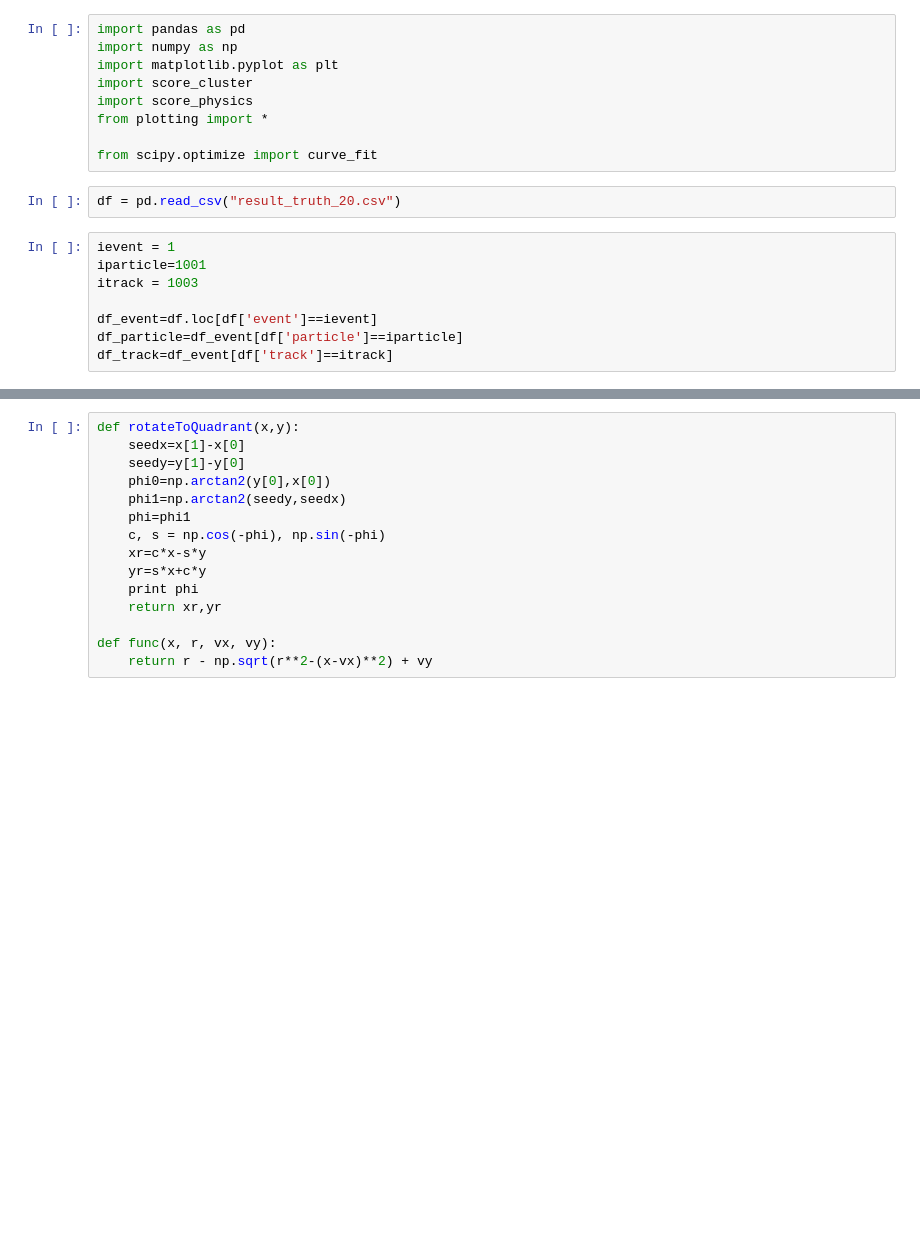
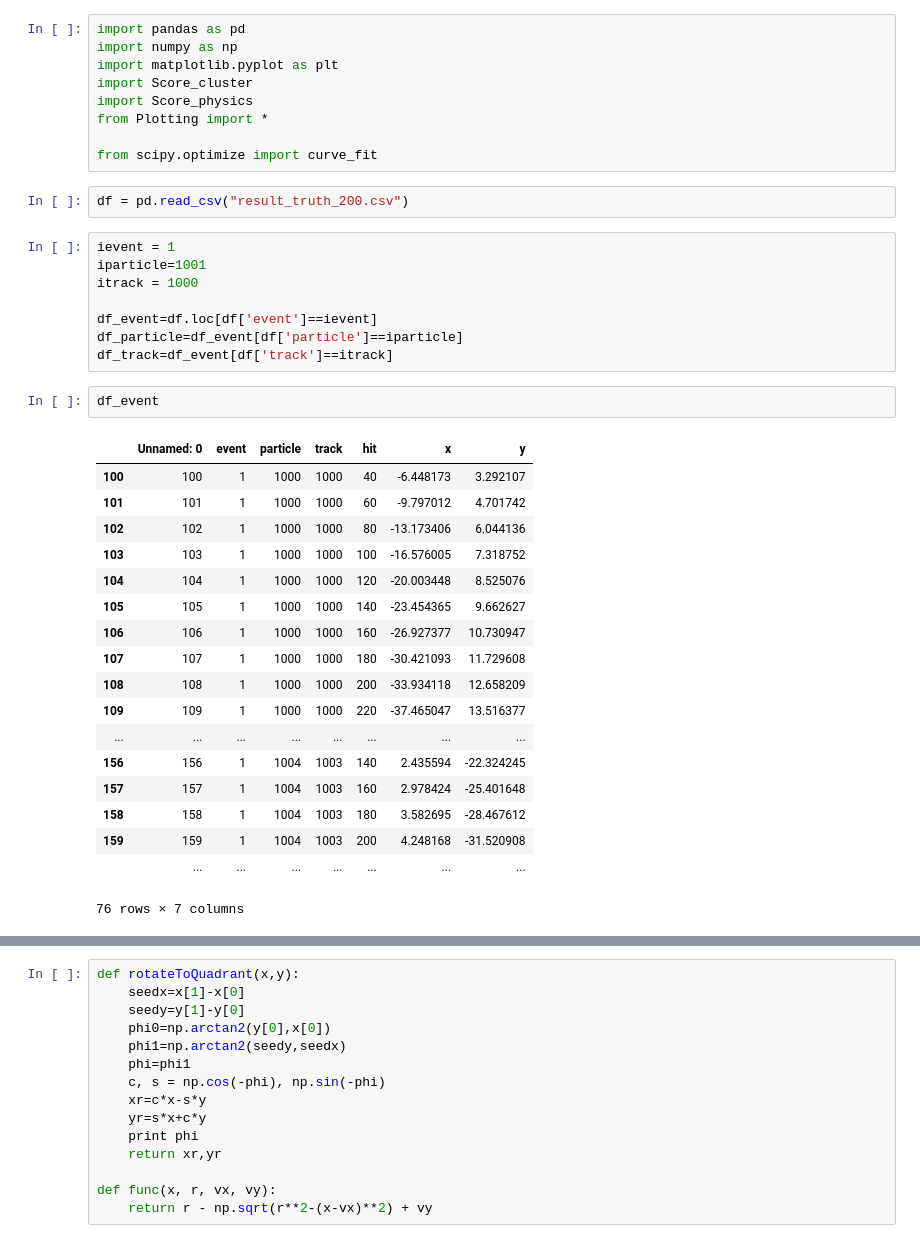
Before and after one commit to LAL/tracking, a Jupyter notebook: notebook_fitting.ipynb, the cells around one changed output, grey strips where cells are left out. Drawn from its saved outputs; the diff is of its cells as text; blank space fills up the shorter version.

```diff
--- a/notebook_fitting.ipynb
+++ b/notebook_fitting.ipynb
@@ -2,21 +2,42 @@
 import pandas as pd
 import numpy as np
 import matplotlib.pyplot as plt
-import score_cluster
-import score_physics
-from plotting import *
+import Score_cluster
+import Score_physics
+from Plotting import *
 
 from scipy.optimize import curve_fit
 # %%
-df = pd.read_csv("result_truth_20.csv")
+df = pd.read_csv("result_truth_200.csv")
 # %%
 ievent = 1
 iparticle=1001
-itrack = 1003
+itrack = 1000
 
 df_event=df.loc[df['event']==ievent]
 df_particle=df_event[df['particle']==iparticle]
 df_track=df_event[df['track']==itrack]
+# %%
+df_event
+# %% [output]
+|  | Unnamed: 0 | event | particle | track | hit | x | y |
+| 100 | 100 | 1 | 1000 | 1000 | 40 | -6.448173 | 3.292107 |
+| 101 | 101 | 1 | 1000 | 1000 | 60 | -9.797012 | 4.701742 |
+| 102 | 102 | 1 | 1000 | 1000 | 80 | -13.173406 | 6.044136 |
+| 103 | 103 | 1 | 1000 | 1000 | 100 | -16.576005 | 7.318752 |
+| 104 | 104 | 1 | 1000 | 1000 | 120 | -20.003448 | 8.525076 |
+| 105 | 105 | 1 | 1000 | 1000 | 140 | -23.454365 | 9.662627 |
+| 106 | 106 | 1 | 1000 | 1000 | 160 | -26.927377 | 10.730947 |
+| 107 | 107 | 1 | 1000 | 1000 | 180 | -30.421093 | 11.729608 |
+| 108 | 108 | 1 | 1000 | 1000 | 200 | -33.934118 | 12.658209 |
+| 109 | 109 | 1 | 1000 | 1000 | 220 | -37.465047 | 13.516377 |
+| ... | ... | ... | ... | ... | ... | ... | ... |
+| 156 | 156 | 1 | 1004 | 1003 | 140 | 2.435594 | -22.324245 |
+| 157 | 157 | 1 | 1004 | 1003 | 160 | 2.978424 | -25.401648 |
+| 158 | 158 | 1 | 1004 | 1003 | 180 | 3.582695 | -28.467612 |
+| 159 | 159 | 1 | 1004 | 1003 | 200 | 4.248168 | -31.520908 |
+|  | ... | ... | ... | ... | ... | ... | ... |
+76 rows × 7 columns
 # %%
 x=df_track['x'].values
 y=df_track['y'].values
```
Also changed, not shown: parts of 7 cells of this notebook, 1 other file.
